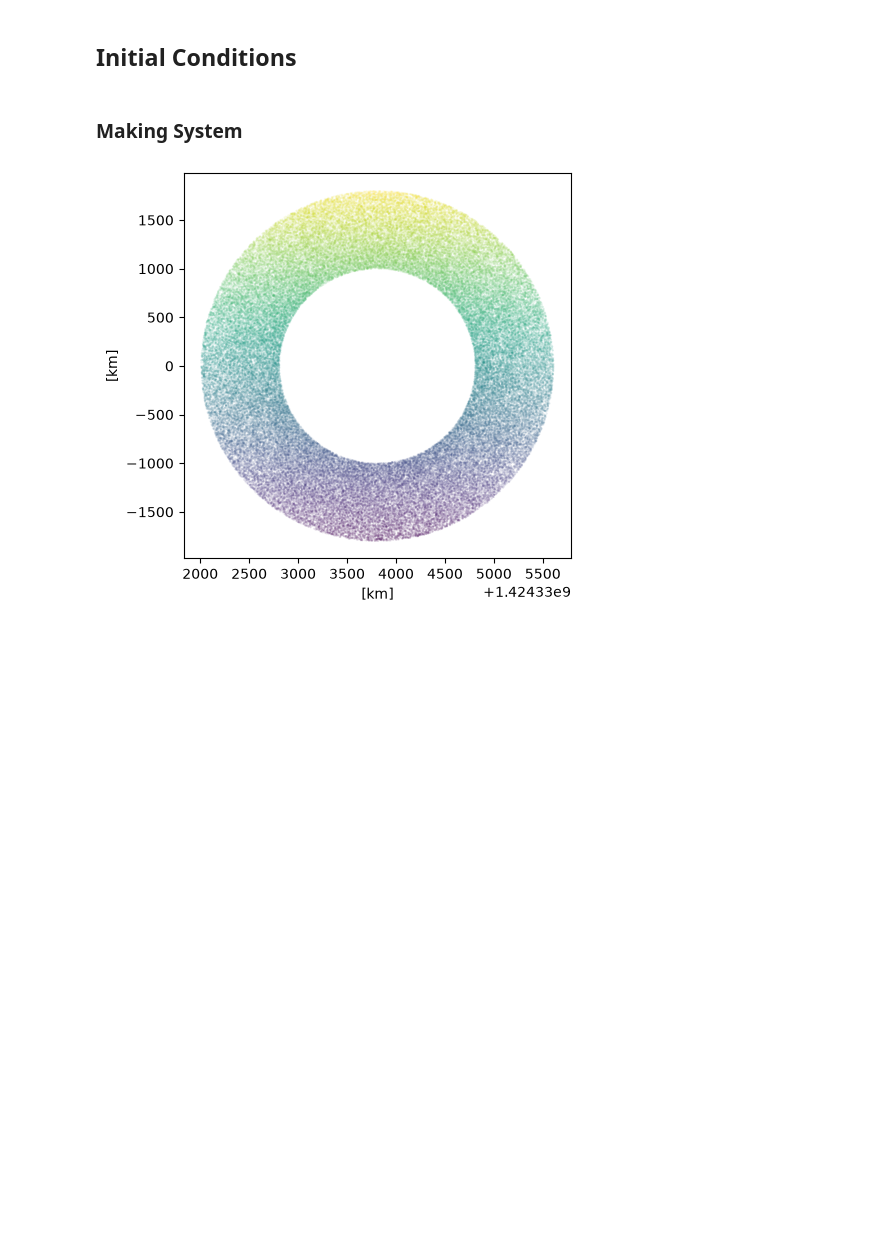
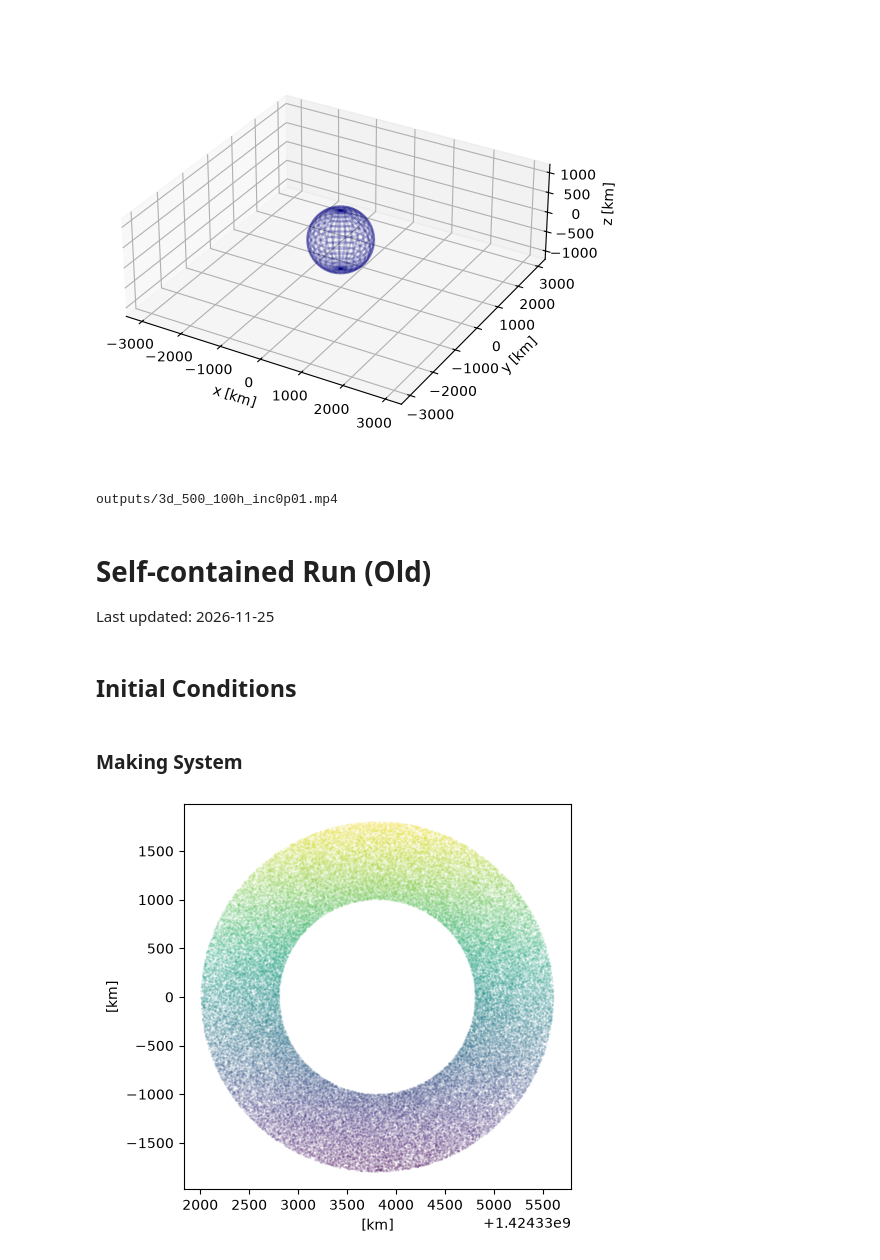
Before and after one commit to qiushitian/iapetus, a Jupyter notebook: unifiedcode.ipynb, the cells around one changed output. Cells and saved outputs as stored; diff of their text form; code cells hidden in the pictures; blank space fills up the shorter version.

```diff
--- a/unifiedcode.ipynb
+++ b/unifiedcode.ipynb
@@ -4,0 +52,4 @@ Last updated: 2026-11-25
+# %%
+# Create n-body and hydro
+gravity, gravity_channels = make_ph4(system)
+particle_set_list = evolve_gravity(gravity, gravity_channels, particles=system, detect_collision=False)
@@ -5,3 +110,39 @@ Last updated: 2026-11-25
+# %%
+fig = plt.figure(figsize=(5, 5), layout='constrained')
+ax = fig.add_subplot(projection='3d')
+
+R = system[2].radius.value_in(units.km)
+u = np.linspace(0, 2 * np.pi, 30)
+v = np.linspace(0, np.pi, 20)
+x = R * np.outer(np.cos(u), np.sin(v))
+y = R * np.outer(np.sin(u), np.sin(v))
+z = R * np.outer(np.ones_like(u), np.cos(v))
+
+iapetus_artist = ax.plot_wireframe(
+    x, y, z,
+    colors='navy', alpha=0.2
+)
+
+l = []
+for p in particle_set_list:
+    l.append(get_artists_3d(p, ax))
+
+ax.set_aspect('equal')
+# ax.view_init(elev=0, azim=-90)
+
+ani = ArtistAnimation(fig=fig, artists=l, interval=50)
+# %% [output]
+[figure, added]
+# %%
+movie_save_path = SAVE_DIR / '3d_500_100h_inc0p01.mp4'
+ani.save(movie_save_path)
+print(movie_save_path)
+# %% [output]
+outputs/3d_500_100h_inc0p01.mp4
+# %% [markdown]
+# Self-contained Run (Old)
+
+Last updated: 2026-11-25
 # %%
 # Iapetus debris ring simulation
 # Sun + Saturn + Iapetus + 100 debris particles
```
Also changed, not shown: parts of 10 cells of this notebook, 6 other files.
